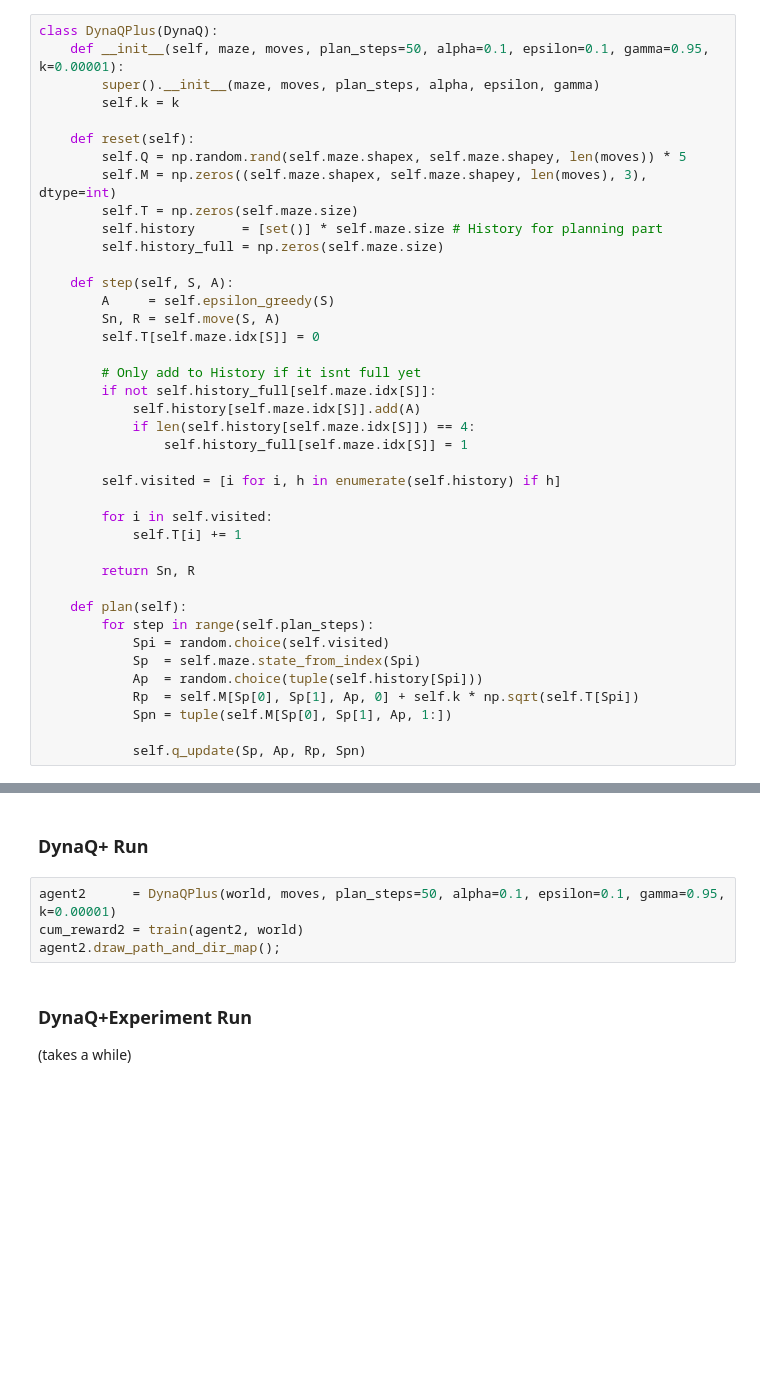
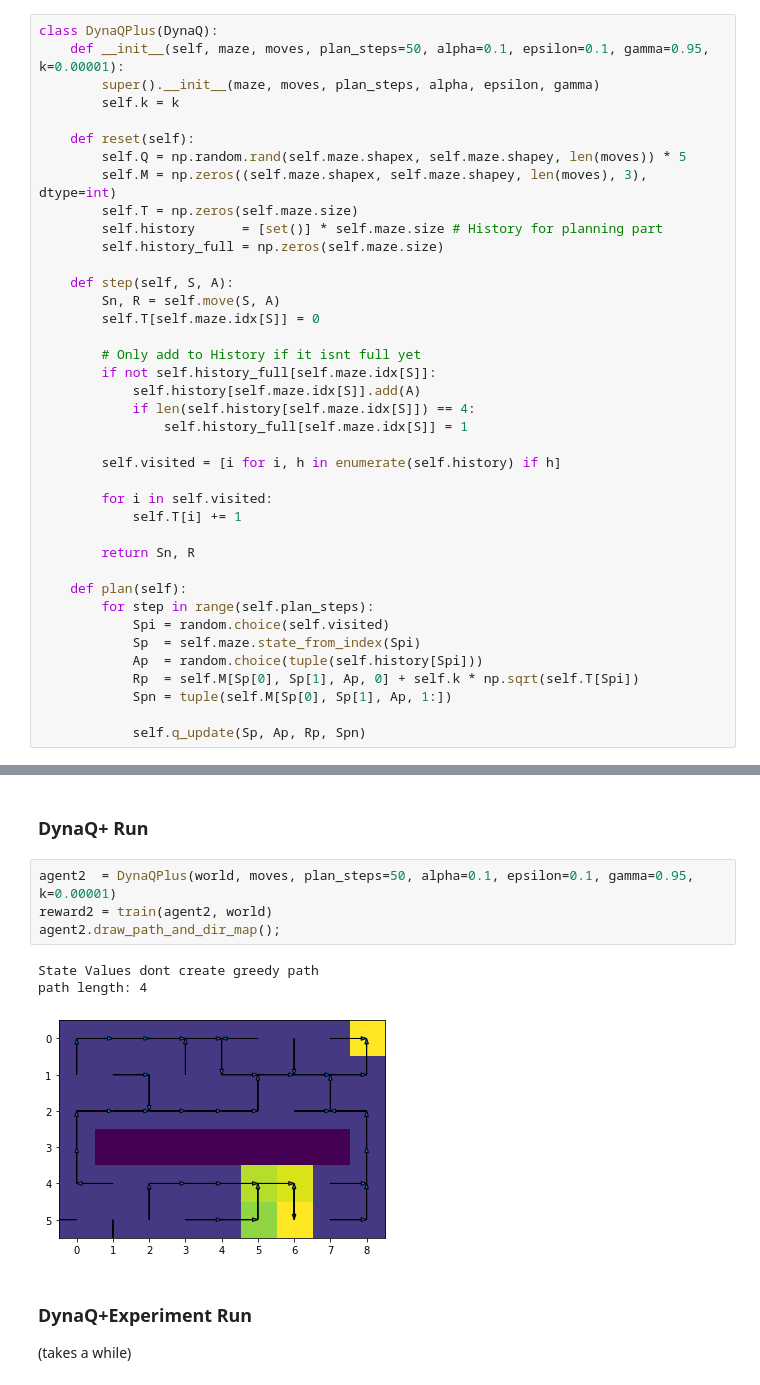
Before and after one commit to MaraTomasek/ML-Notebooks, a Jupyter notebook: Reinforcement_Learning/ch8-tabular.ipynb, the cells around one changed output, grey strips where cells are left out. Cells and saved outputs as stored; diff of their text form; blank space fills up the shorter version.

```diff
--- a/Reinforcement_Learning/ch8-tabular.ipynb
+++ b/Reinforcement_Learning/ch8-tabular.ipynb
@@ -228,7 +234,6 @@ class DynaQPlus(DynaQ):
         self.history_full = np.zeros(self.maze.size)
 
     def step(self, S, A):
-        A     = self.epsilon_greedy(S)
         Sn, R = self.move(S, A)
         self.T[self.maze.idx[S]] = 0
 
@@ -399,9 +406,13 @@ path length: 18
 # %% [markdown]
 ### DynaQ+ Run
 # %%
-agent2      = DynaQPlus(world, moves, plan_steps=50, alpha=0.1, epsilon=0.1, gamma=0.95, k=0.00001)
-cum_reward2 = train(agent2, world)
+agent2  = DynaQPlus(world, moves, plan_steps=50, alpha=0.1, epsilon=0.1, gamma=0.95, k=0.00001)
+reward2 = train(agent2, world)
 agent2.draw_path_and_dir_map();
+# %% [output]
+State Values dont create greedy path
+path length: 4
+[figure, added]
 # %% [markdown]
 ### DynaQ+Experiment Run
 (takes a while)
```
Also changed, not shown: parts of 10 cells of this notebook.
